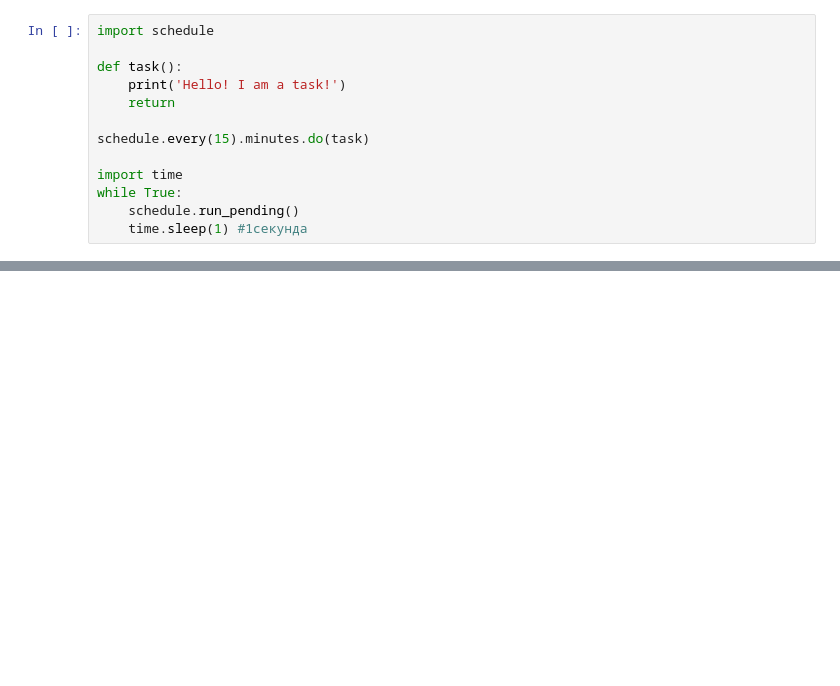
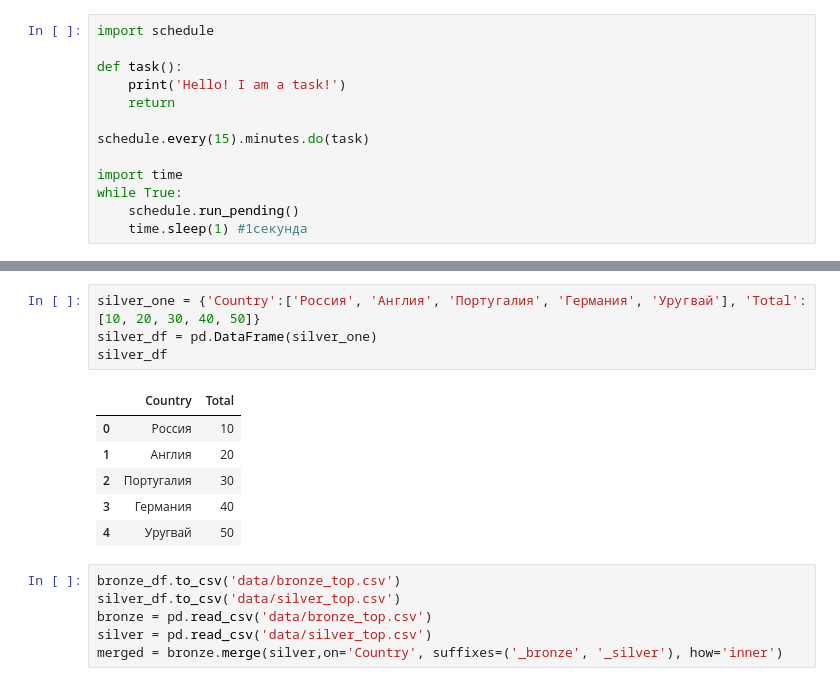
Before and after one commit to G4dgetHackwrench/Homework, a Jupyter notebook: Learning/Блок_2/PYTHON-17. Как получать данные из веб-источников и API/note.ipynb, the cells around one changed output, grey strips where cells are left out. Drawn from its saved outputs; the diff is of its cells as text; blank space fills up the shorter version.

```diff
--- a/Learning/Блок_1/PYTHON-17. Как получать данные из веб-источников и API/note.ipynb
+++ b/Learning/Блок_2/PYTHON-17. Как получать данные из веб-источников и API/note.ipynb
@@ -480,0 +511,17 @@ while True:
+# %%
+silver_one = {'Country':['Россия', 'Англия', 'Португалия', 'Германия', 'Уругвай'], 'Total':[10, 20, 30, 40, 50]}
+silver_df = pd.DataFrame(silver_one)
+silver_df
+# %% [output]
+|  | Country | Total |
+| 0 | Россия | 10 |
+| 1 | Англия | 20 |
+| 2 | Португалия | 30 |
+| 3 | Германия | 40 |
+| 4 | Уругвай | 50 |
+# %%
+bronze_df.to_csv('data/bronze_top.csv')
+silver_df.to_csv('data/silver_top.csv')
+bronze = pd.read_csv('data/bronze_top.csv')
+silver = pd.read_csv('data/silver_top.csv')
+merged = bronze.merge(silver,on='Country', suffixes=('_bronze', '_silver'), how='inner')
```
Also changed, not shown: parts of 13 cells of this notebook, 18 other files.
